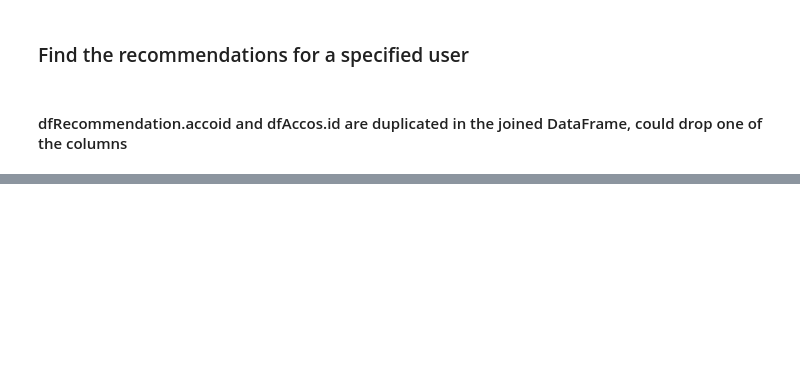
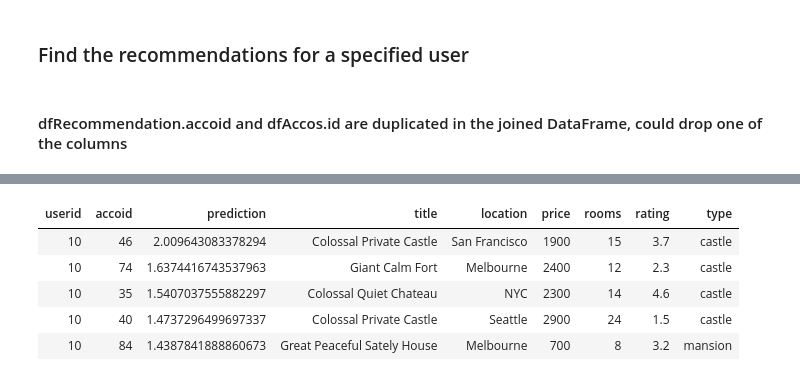
Before and after one commit to xingyazhou/datageek-github, a Jupyter notebook: pyspark/pySpark_SparkML_Example_Recommendation.ipynb, the cells around one changed output, grey strips where cells are left out. Cells and saved outputs as stored; diff of their text form; code cells hidden in the pictures; blank space fills up the shorter version.

```diff
--- a/pyspark/pySpark_SparkML_Example_Recommendation.ipynb
+++ b/pyspark/pySpark_SparkML_Example_Recommendation.ipynb
@@ -273,0 +297,10 @@ display(df_joined_rec_acco.select('*').where(df_joined_rec_acco.userid == '10'))
+# %%
+df_joined_rec_acco = dfRecommendation.join(dfAccos, dfRecommendation.accoid == dfAccos.id, how = 'inner').drop(dfAccos.id)
+display(df_joined_rec_acco.select('*').where(df_joined_rec_acco.userid == '10'))
+# %% [output]
+| userid | accoid | prediction | title | location | price | rooms | rating | type |
+| 10 | 46 | 2.009643083378294 | Colossal Private Castle | San Francisco | 1900 | 15 | 3.7 | castle |
+| 10 | 74 | 1.6374416743537963 | Giant Calm Fort | Melbourne | 2400 | 12 | 2.3 | castle |
+| 10 | 35 | 1.5407037555882297 | Colossal Quiet Chateau | NYC | 2300 | 14 | 4.6 | castle |
+| 10 | 40 | 1.4737296499697337 | Colossal Private Castle | Seattle | 2900 | 24 | 1.5 | castle |
+| 10 | 84 | 1.4387841888860673 | Great Peaceful Sately House | Melbourne | 700 | 8 | 3.2 | mansion |
```
Also changed, not shown: parts of 13 cells of this notebook.
